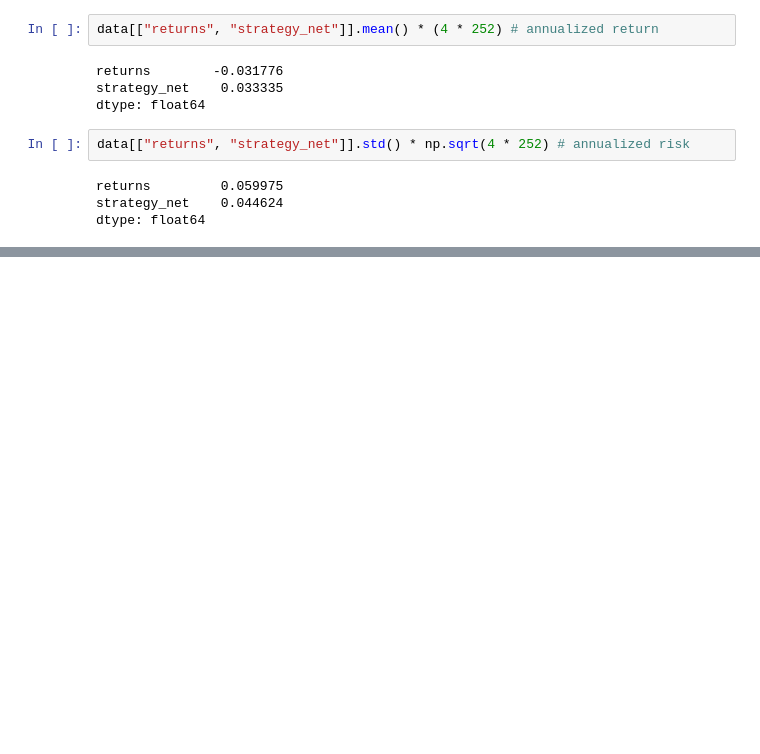
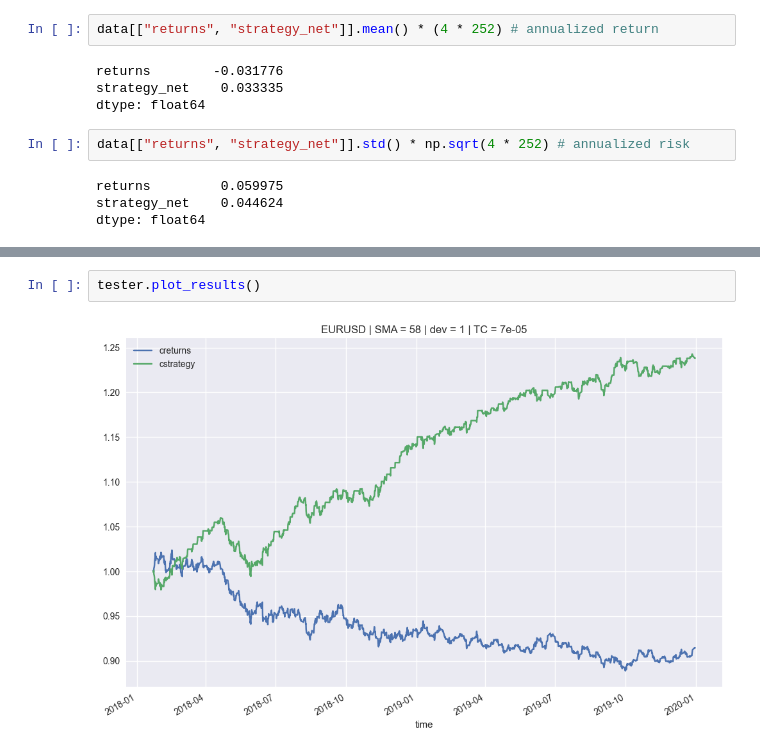
Before and after one commit to AvirukthGT/AlgoTrading, a Jupyter notebook: BollingerBands/BollingerBands.ipynb, the cells around one changed output, grey strips where cells are left out. Cells and saved outputs as stored; diff of their text form; blank space fills up the shorter version.

```diff
--- a/BollingerBands/BollingerBands.ipynb
+++ b/BollingerBands/BollingerBands.ipynb
@@ -200,0 +261,4 @@ dtype: float64
+# %%
+tester.plot_results()
+# %% [output]
+[figure, added]
```
Also changed, not shown: parts of 17 cells of this notebook, 2 other files.
